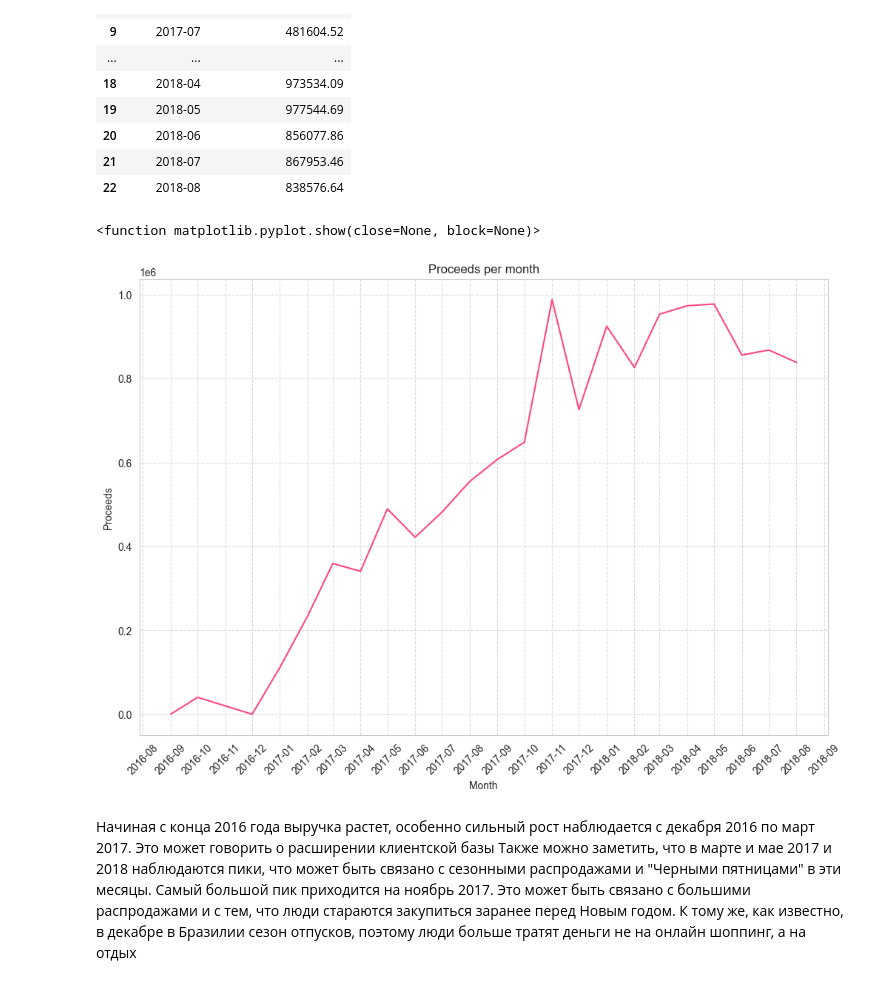
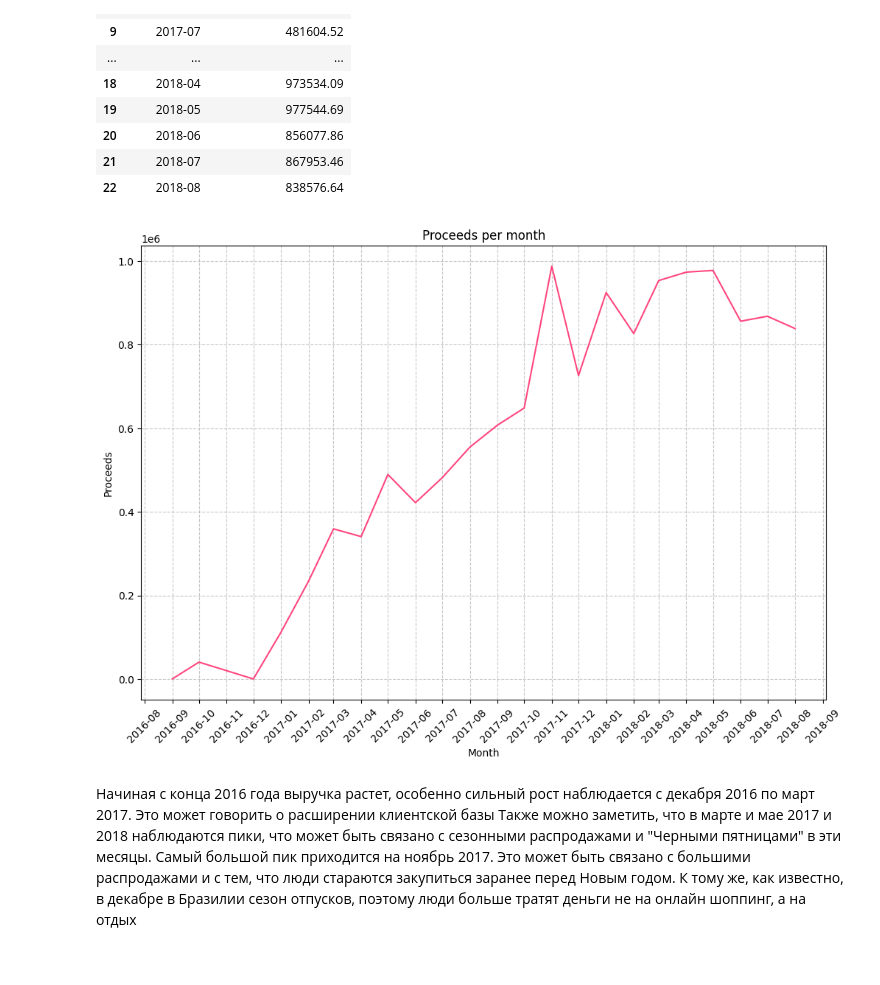
Before and after one commit to vikapet/pet_project_e_commerce, a Jupyter notebook: e_commerce.ipynb, the cells around one changed output. Drawn from its saved outputs; the diff is of its cells as text; code cells hidden in the pictures.

```diff
--- a/e_commerce.ipynb
+++ b/e_commerce.ipynb
@@ -44,22 +58,21 @@ data1
 # %%
 import matplotlib.dates as mdates
 data1['month_date'] = pd.to_datetime(data1['month_date'], format='%Y-%m')
 
 plt.figure(figsize=(12,8))
 plt.plot(data1['month_date'], data1['total_month_proceeds'], color='#ff467e')
 plt.title('Proceeds per month')
 plt.xlabel('Month')
 plt.ylabel('Proceeds')
 
 plt.gca().xaxis.set_major_locator(mdates.MonthLocator(interval=1))
 plt.gca().xaxis.set_major_formatter(mdates.DateFormatter('%Y-%m'))
 
 plt.xticks(rotation=45)
 plt.grid(True, linestyle='--', alpha=0.7)
-plt.show
+plt.show()
 # %% [output]
-<function matplotlib.pyplot.show(close=None, block=None)>
-[figure, old version]
+[figure, new version]
 # %% [markdown]
 Начиная с конца 2016 года выручка растет, особенно сильный рост наблюдается с декабря 2016 по март 2017. Это может говорить о расширении клиентской базы
 Также можно заметить, что в марте и мае 2017 и 2018 наблюдаются пики, что может быть связано с сезонными распродажами и "Черными пятницами" в эти месяцы. Самый большой пик приходится на ноябрь 2017. Это может быть связано с большими распродажами и с тем, что люди стараются закупиться заранее перед Новым годом. К тому же, как известно, в декабре в Бразилии сезон отпусков, поэтому люди больше тратят деньги не на онлайн шоппинг, а на отдых
```
Also changed, not shown: parts of 20 cells of this notebook, 7 other files.
